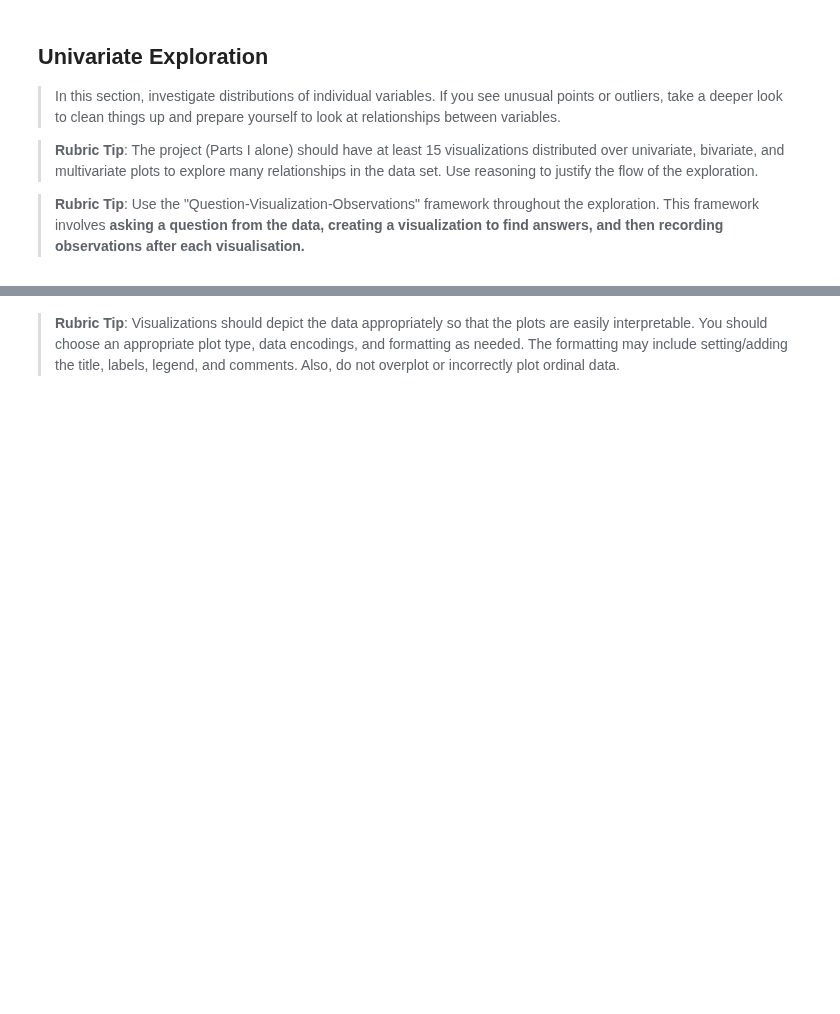
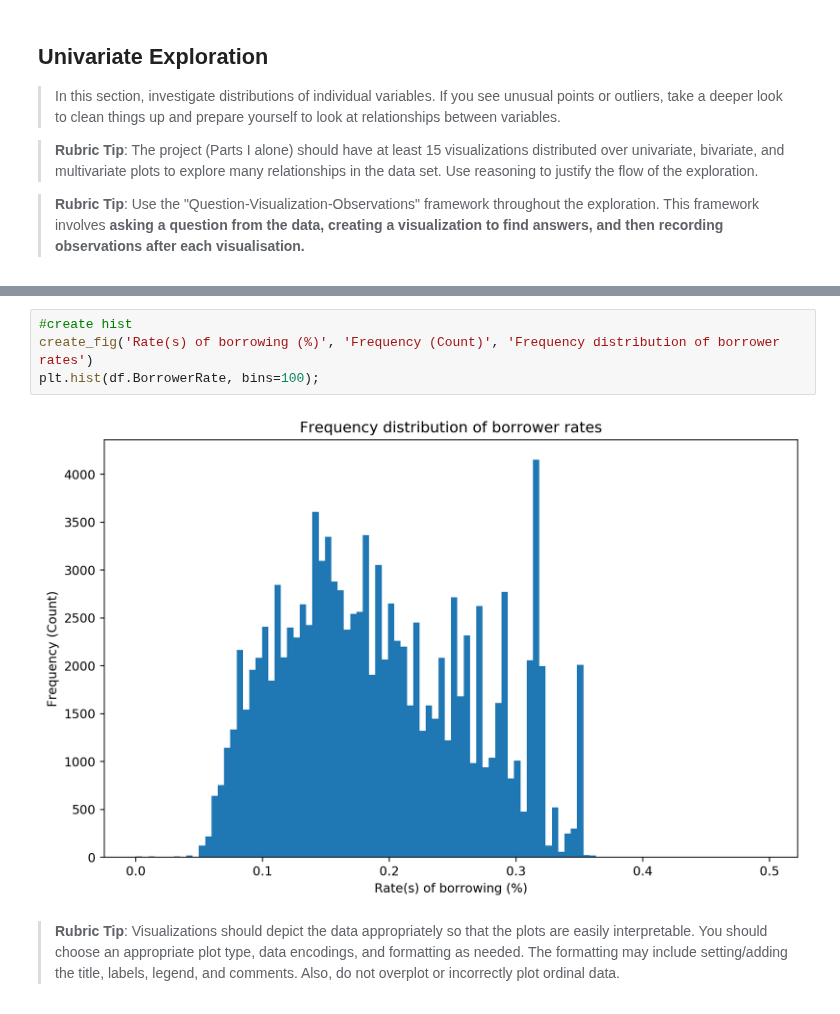
Before and after one commit to brk-a/alx-t-data-analyst, a Jupyter notebook: 0x02-project_3_visualise_data/Part_I_exploration_template.ipynb, the cells around one changed output, grey strips where cells are left out. Saved outputs shown, nothing was run; the diff lists cells and outputs as text; blank space fills up the shorter version.

```diff
--- a/0x02-project_3_visualise_data/Part_I_exploration_template.ipynb
+++ b/0x02-project_3_visualise_data/Part_I_exploration_template.ipynb
@@ -256,3 +360,9 @@ and prepare yourself to look at relationships between variables.
+# %%
+#create hist
+create_fig('Rate(s) of borrowing (%)', 'Frequency (Count)', 'Frequency distribution of borrower rates')
+plt.hist(df.BorrowerRate, bins=100);
+# %% [output]
+[figure, added]
 # %% [markdown]
 
 
```
Also changed, not shown: parts of 16 cells of this notebook.
